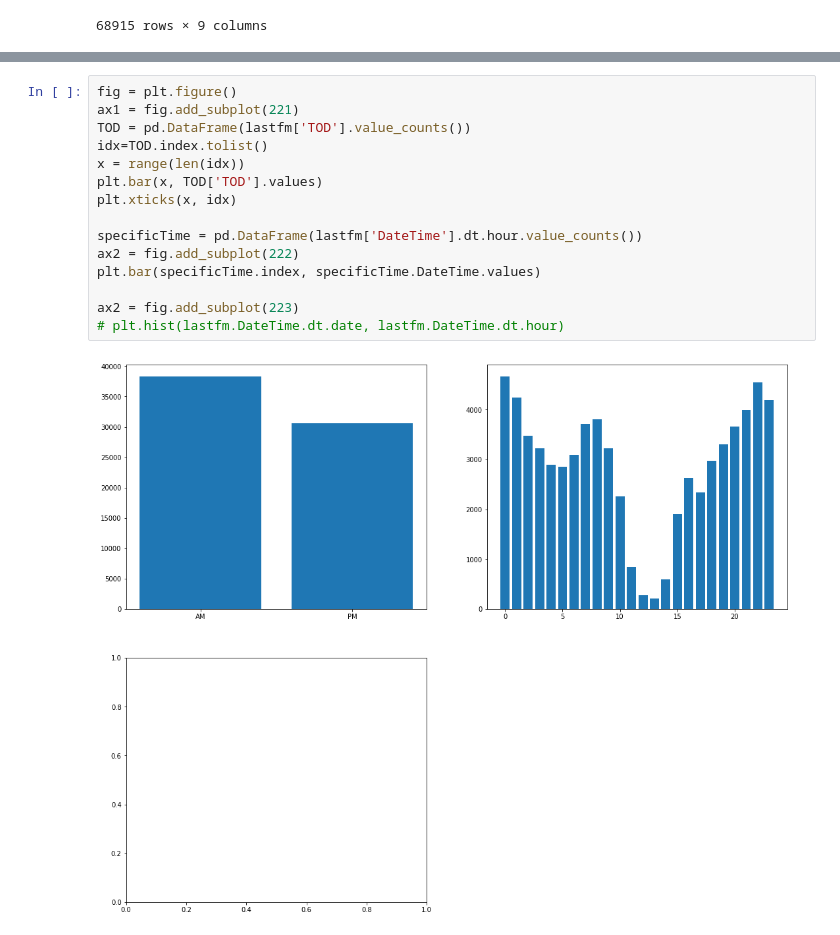
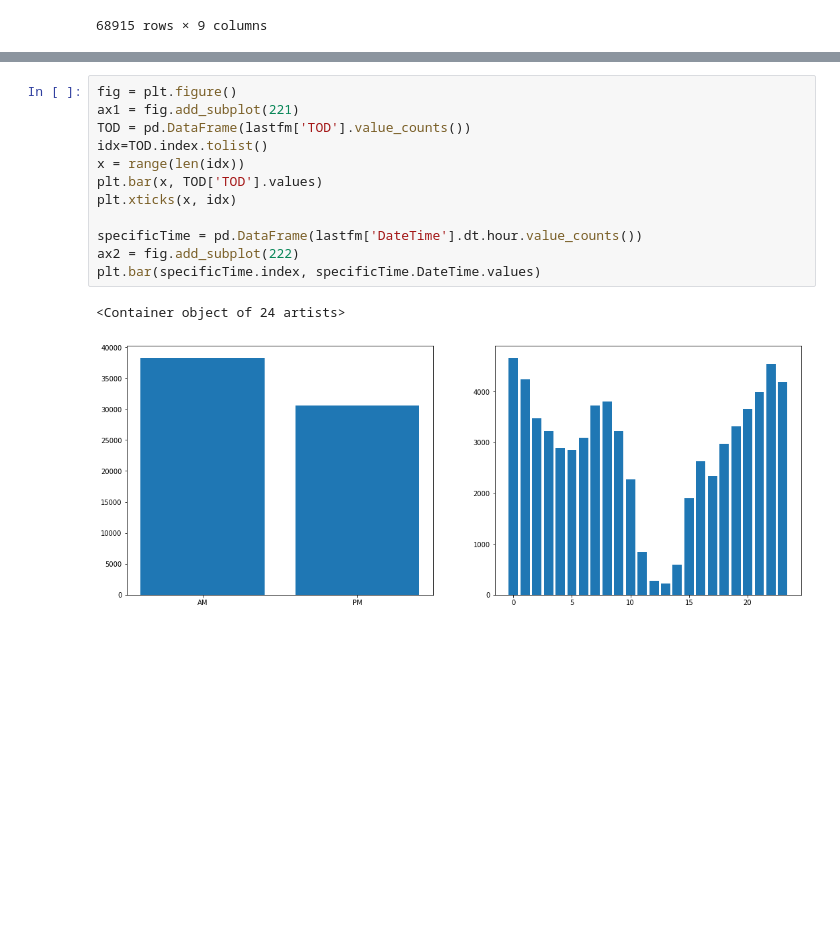
Before and after one commit to pabloarshid/playingwithlastfmdata, a Jupyter notebook: Untitled.ipynb, the cells around one changed output, grey strips where cells are left out. Cells and saved outputs as stored; diff of their text form; blank space fills up the shorter version.

```diff
--- a/Untitled.ipynb
+++ b/Untitled.ipynb
@@ -115,17 +117,15 @@ fig.show()
 # %%
 fig = plt.figure()
 ax1 = fig.add_subplot(221)
 TOD = pd.DataFrame(lastfm['TOD'].value_counts())
 idx=TOD.index.tolist()
 x = range(len(idx))
 plt.bar(x, TOD['TOD'].values)
 plt.xticks(x, idx)
 
 specificTime = pd.DataFrame(lastfm['DateTime'].dt.hour.value_counts())
 ax2 = fig.add_subplot(222)
 plt.bar(specificTime.index, specificTime.DateTime.values)
-
-ax2 = fig.add_subplot(223)
-# plt.hist(lastfm.DateTime.dt.date, lastfm.DateTime.dt.hour)
 # %% [output]
+<Container object of 24 artists>
-[figure, old version]
+[figure, new version]
```
Also changed, not shown: parts of 2 cells of this notebook, 3 other files.
